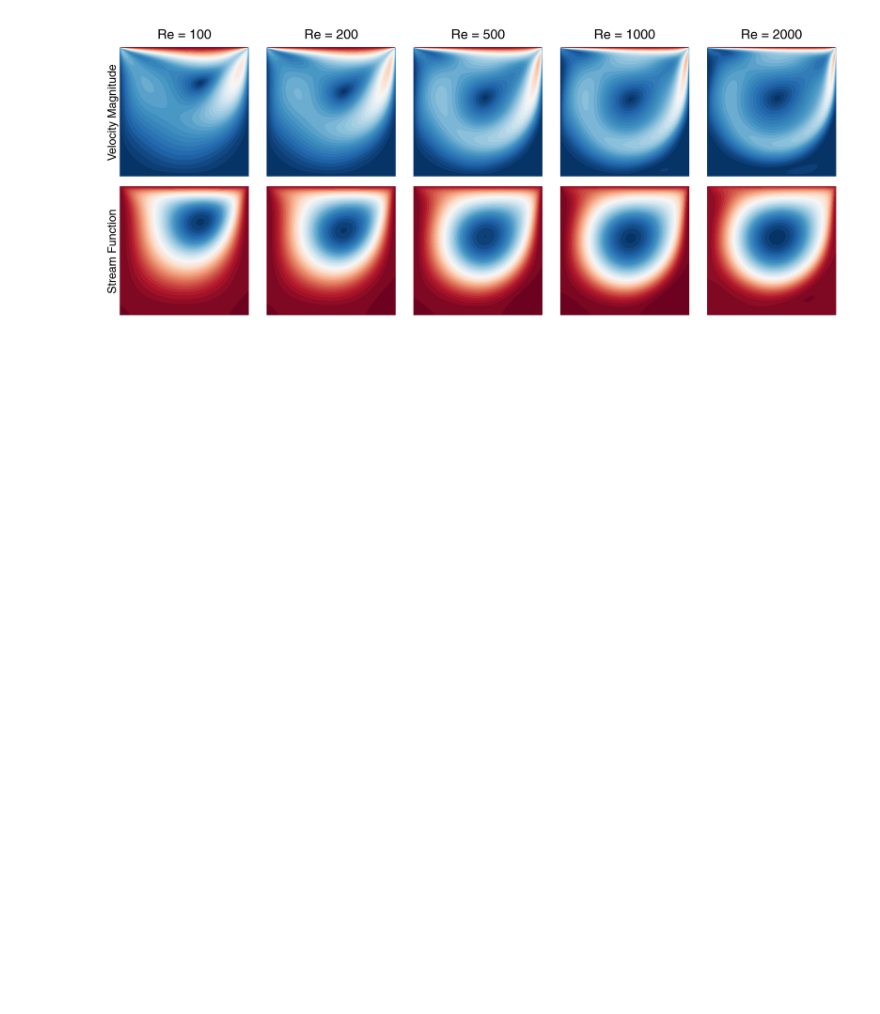
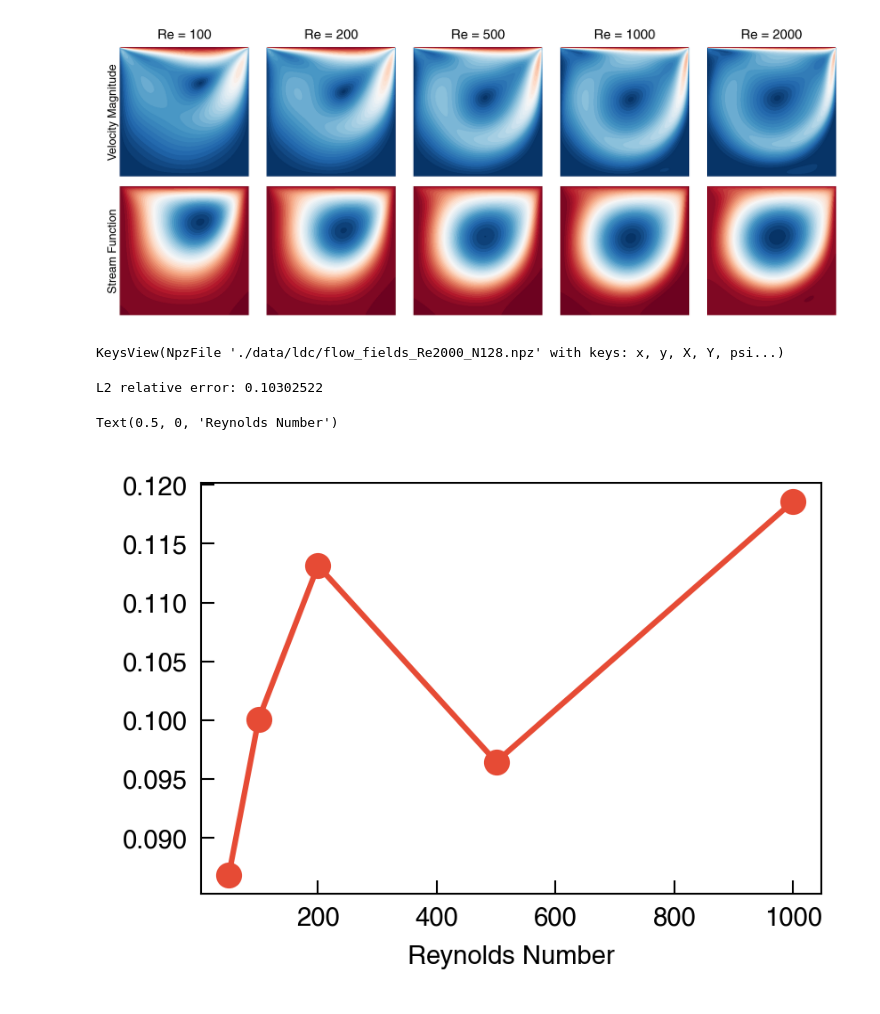
Before and after one commit to NanxiiChen/PI-CViT, a Jupyter notebook: ldc/eval.ipynb, the cells around one changed output. Drawn from its saved outputs; the diff is of its cells as text; code cells hidden in the pictures; blank space fills up the shorter version.

```diff
--- a/ldc/eval.ipynb
+++ b/ldc/eval.ipynb
@@ -150,3 +154,7 @@ model_skeleton = CViT(
     **model_params,
 )
 model = eqx.tree_deserialise_leaves(weight, model_skeleton)
+# %%
+data.keys()
+# %% [output]
+KeysView(NpzFile './data/ldc/flow_fields_Re2000_N128.npz' with keys: x, y, X, Y, psi...)
@@ -153,15 +176,4 @@ model = eqx.tree_deserialise_leaves(weight, model_skeleton)
 # %%
-
-Nx, Ny = configs.Nx, configs.Ny
-# x = jnp.linspace(0, 1, Nx)
-# y = jnp.linspace(0, 1, Ny)
-# X, Y = jnp.meshgrid(x, y, indexing="xy") # (Ny, Nx)
-coords = jnp.stack([
-    X.reshape(-1),
-    Y.reshape(-1)
-], axis=-1)  # (Ny*Nx, 2)
-target_reynold = jnp.array(configs.evaluate_on_re) # reynolds number
-target_reynold = target_reynold.reshape(-1, 1)  # (B, 1)
 
 target_reynold_normed = configs.normalize_re(target_reynold)
 sols = jax.vmap(
@@ -172,14 +184,25 @@ B, _, C = sols.shape
 H = Ny
 W = Nx
 sols = rearrange(sols, "B (H W) C -> B C H W", H=int(H), W=int(W))  # (B, 3, H, W)
-u = sols[:, 0, :, :]  # (B, H, W)
-v = sols[:, 1, :, :]  # (B, H, W)
-speed = jnp.sqrt(u**2 + v**2)  # (B, H, W)
-
+sols = sols[:, :2, ...]
 # mask 左上和右上角的奇点，把u, v, speed对应位置设为0
 eps = 1e-2
 mask = (X > 1 - eps) & (Y > 1 - eps) | (X < eps) & (Y > 1 - eps)
-# u = jnp.where(mask[None, :, :], 0.0, u)
-# v = jnp.where(mask[None, :, :], 0.0, v)
-# speed = jnp.where(mask[None, :, :], 0.0, speed)
+sols = jnp.where(mask[None, None, :, :], 0.0, sols)
+ref_data = jnp.where(mask[None, None, :, :], 0.0, ref_data)
+l2 = jnp.sqrt(jnp.mean((sols - ref_data)**2, axis=(-1, -2))) / jnp.sqrt(jnp.mean(ref_data**2, axis=(-1, -2)))
+l2 = jnp.mean(l2)
+print("L2 relative error:", l2)
+# %% [output]
+L2 relative error: 0.10302522
+# %%
+# Re-wise l2 error
+l2_per_re = jnp.sqrt(jnp.mean((sols - ref_data)**2, axis=(-1, -2))) / jnp.sqrt(jnp.mean(ref_data**2, axis=(-1, -2)))
+l2_per_re = jnp.mean(l2_per_re, axis=1)
+fig, ax = plt.subplots(figsize=(3, 2))
+ax.plot(target_reynold[:, 0], l2_per_re, marker="o")
+ax.set_xlabel("Reynolds Number")
+# %% [output]
+Text(0.5, 0, 'Reynolds Number')
+[figure, added]
 # %%
```
Also changed, not shown: parts of 7 cells of this notebook, 5 other files.
